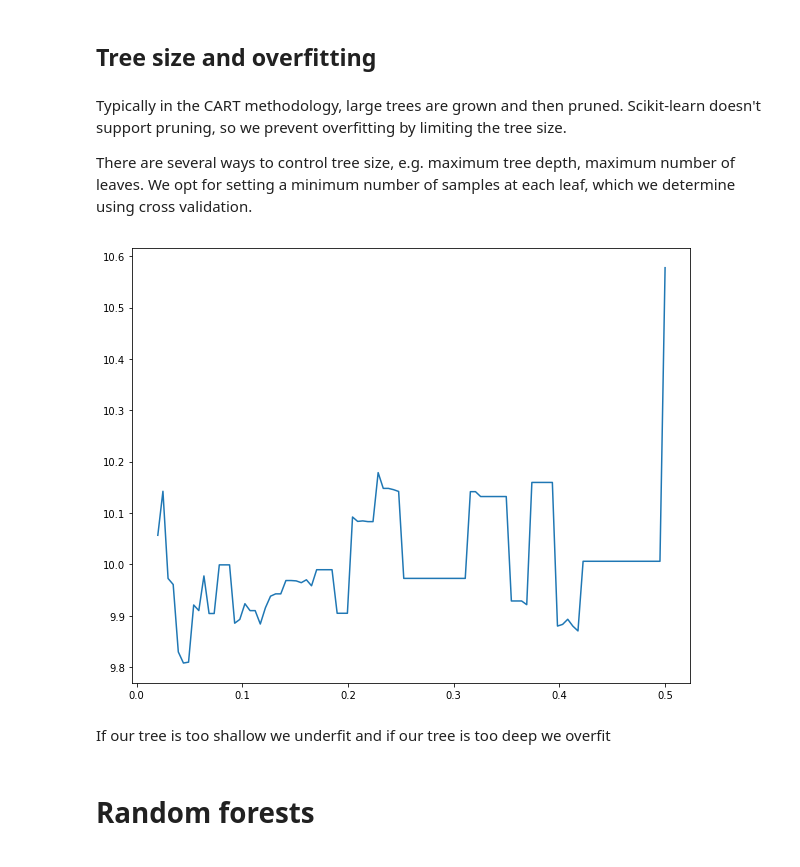
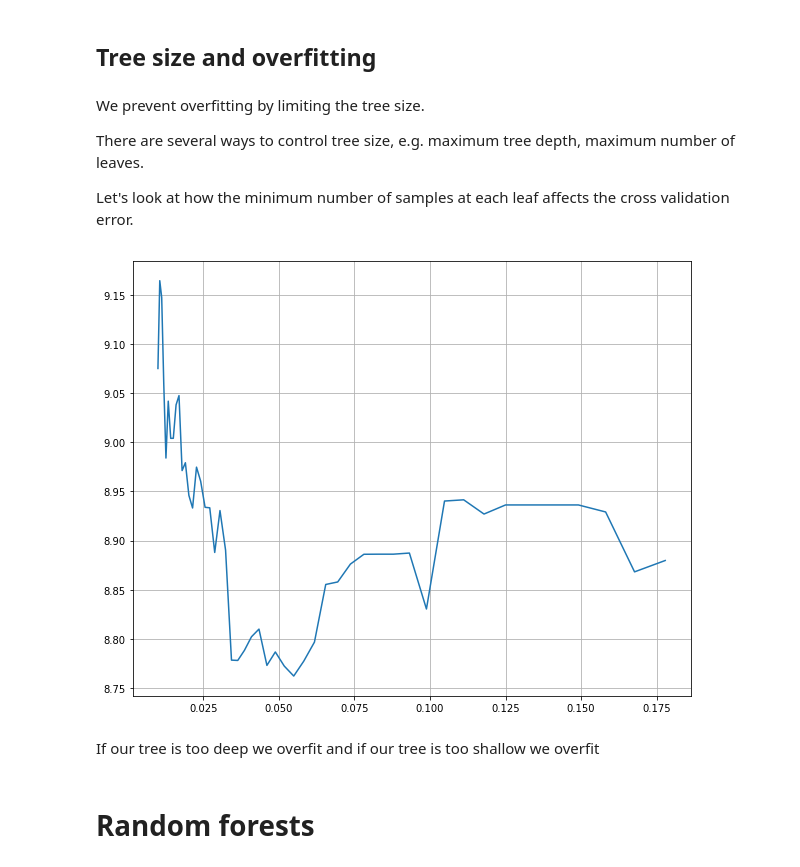
Before and after one commit to thomas-woodruff/footbot, a Jupyter notebook: app/notebooks/v1/00.01 Tree-based methods lecture.ipynb, the cells around one changed output. Cells and saved outputs as stored; diff of their text form; code cells hidden in the pictures.

```diff
--- a/app/notebooks/v1/00.01 Tree-based methods lecture.ipynb
+++ b/app/notebooks/v1/00.01 Tree-based methods lecture.ipynb
@@ -201,14 +240,16 @@ plt.show()
 # %% [markdown]
 ## Tree size and overfitting
 # %% [markdown]
-Typically in the CART methodology, large trees are grown and then pruned. Scikit-learn doesn't support pruning, so we prevent overfitting by limiting the tree size.
+We prevent overfitting by limiting the tree size.
 
-There are several ways to control tree size, e.g. maximum tree depth, maximum number of leaves. We opt for setting a minimum number of samples at each leaf, which we determine using cross validation.
+There are several ways to control tree size, e.g. maximum tree depth, maximum number of leaves.
+
+Let's look at how the minimum number of samples at each leaf affects the cross validation error.
 # %%
 ?DecisionTreeRegressor
 # %%
 tree_parameters = {
-    'min_samples_leaf': np.linspace(0.02, 0.5, 100)
+    'min_samples_leaf': np.logspace(-2, -0.75, 50)
 }
 # %%
 tree_model = GridSearchCV(
@@ -216,7 +257,7 @@ tree_model = GridSearchCV(
     tree_parameters,
     scoring=['neg_mean_absolute_error', 'neg_mean_squared_error'],
     refit=False,
-    cv=ps,
+    cv=5,
     error_score=100, n_jobs=1)
 tree_model.fit(X, y.ravel())
 
@@ -227,10 +268,12 @@ tree_model_df = pd.DataFrame(tree_model.cv_results_)[[
 # %%
 plt.figure(figsize=(10, 8))
 plt.plot(tree_model_df['param_min_samples_leaf'], -tree_model_df['split0_test_neg_mean_squared_error'])
+# plt.xlim(0, 20)
+plt.grid()
 plt.show()
 # %% [output]
-[figure, old version]
+[figure, new version]
 # %% [markdown]
-If our tree is too shallow we underfit and if our tree is too deep we overfit
+If our tree is too deep we overfit and if our tree is too shallow we overfit
 # %% [markdown]
 # Random forests
```
Also changed, not shown: parts of 63 cells of this notebook, 18 other files.
